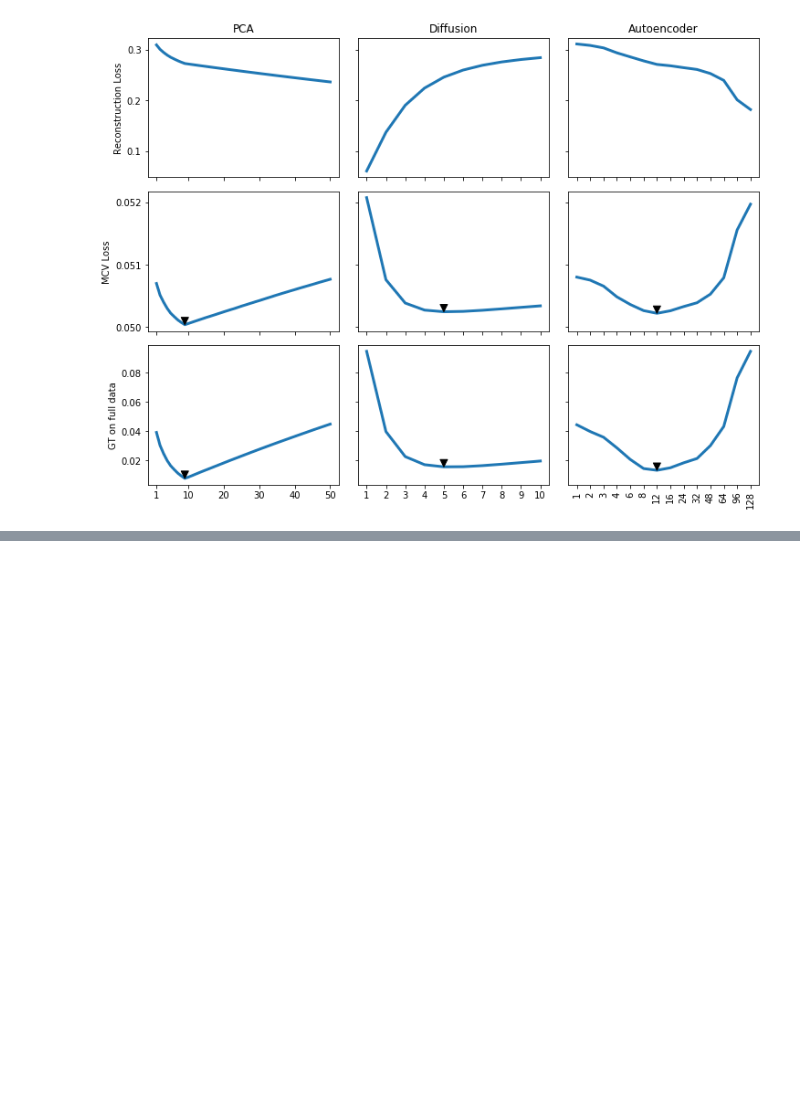
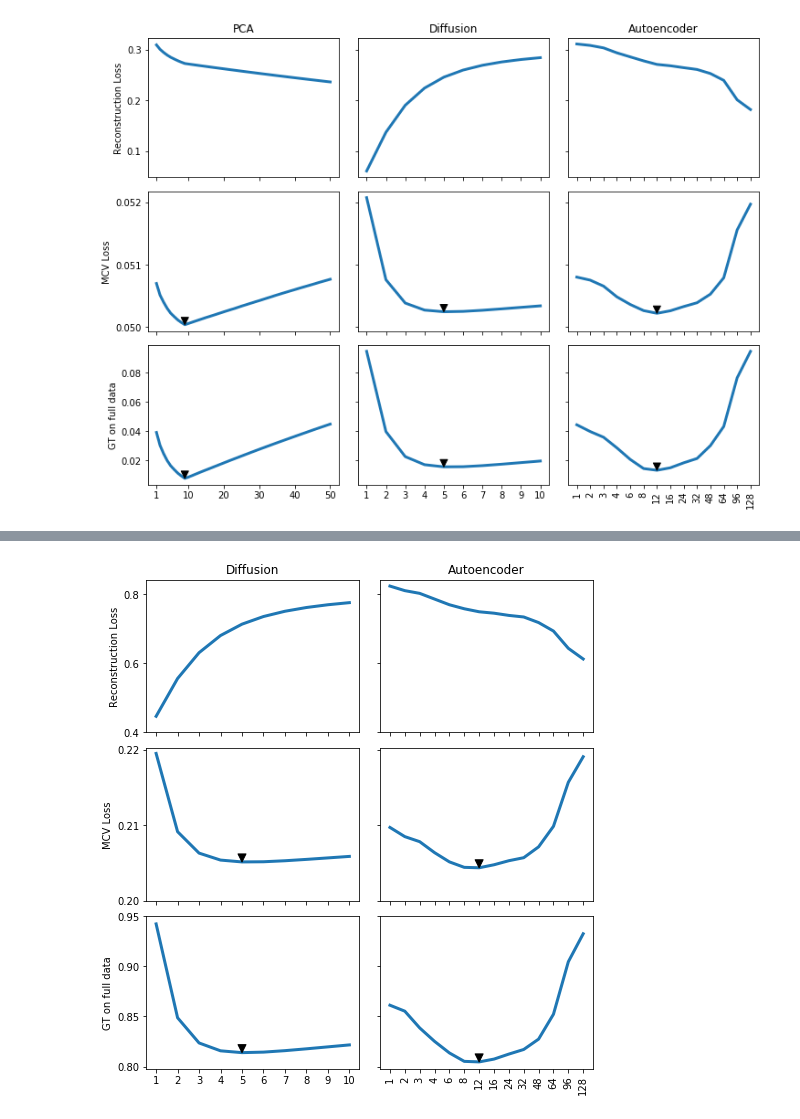
Before and after one commit to czbiohub-sf/molecular-cross-validation, a Jupyter notebook: examples/Figure_1c.ipynb, the cells around one changed output, grey strips where cells are left out. Saved outputs shown, nothing was run; the diff lists cells and outputs as text; code cells hidden in the pictures; blank space fills up the shorter version.

```diff
--- a/examples/Figure_1c.ipynb
+++ b/examples/Figure_1c.ipynb
@@ -152,0 +213,60 @@ plt.show()
+# %%
+fig,ax = plt.subplots(
+    3, 2, figsize=(8, 9), sharey='row', sharex='col', gridspec_kw={'wspace': 0.1, 'hspace': 0.1}
+)
+
+yticks = [
+    (0.4, 0.6, 0.8),
+    (0.2, 0.21, 0.22),
+    (0.8, 0.85, 0.9, 0.95),
+]
+
+
+for i,key in enumerate(("sim_diffusion_pois_0", "sim_autoencoder_pois_0")):
+    df = results[key]
+
+    for j,loss in enumerate(('rec_loss', 'mcv_loss', 'gt0_loss')):
+        x = df['param_range'].copy()
+
+        if df[loss].ndim == 1:
+            y = df[loss]
+        else:
+            y = np.mean(df[loss], 0)
+
+        if i == 0:
+            x = x[1:]
+            y = y[1:]
+
+
+        ax[j,i].plot(np.arange(len(x)), y, linewidth=3)
+        ax[j,i].set_xticks(np.arange(len(x)))
+        if j > 0:
+            ax[j,i].annotate(
+                " ",
+                (y.argmin(), y.min()),
+                xytext=(0, 5),
+                textcoords="offset points",
+                arrowprops={"headwidth": 8, "headlength": 8, "color": "k"},
+            )
+
+        if i == 0:
+            ax[j,i].set_xticklabels(x)
+        else:
+            ax[j,i].set_xticklabels(x, rotation="vertical", ha="center")
+
+        ax[j,i].set_yticks(yticks[j])
+
+for j in range(3):
+    ymin,ymax = ax[j,0].get_ylim()
+    ax[j,0].set_ylim(min(ymin, yticks[j][0]), max(ymax, yticks[j][-1]))
+
+for i,lbl in enumerate(("Diffusion", "Autoencoder")):
+    ax[0,i].set_title(lbl)
+
+for i,lbl in enumerate(("Reconstruction Loss", "MCV Loss", "GT on full data")):
+    ax[i,0].set_ylabel(lbl)
+
+plt.savefig('../figures/Figure_S2b_raw.svg')
+plt.show()
+# %% [output]
+[figure, added]
```
Also changed, not shown: parts of 1 cell of this notebook.
